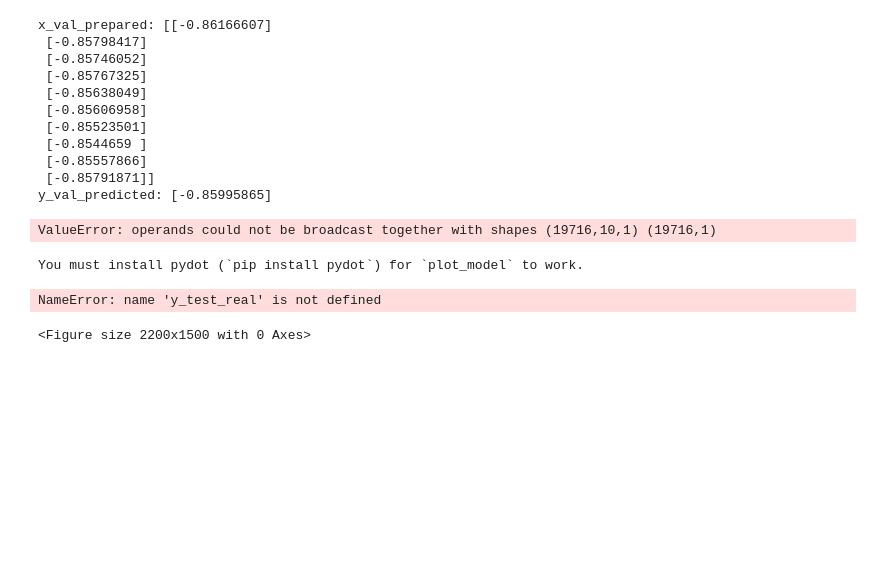
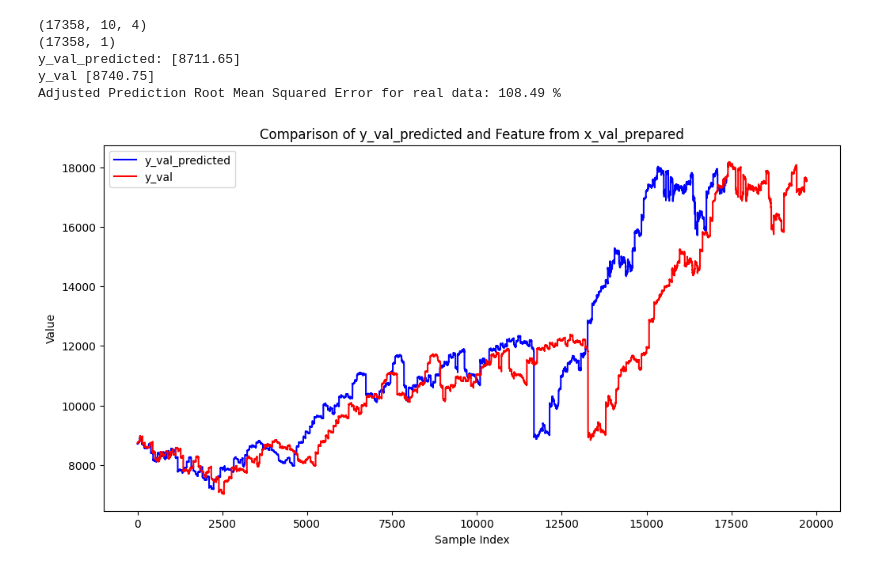
Before and after one commit to DorAgababa/TradingBotAI, a Jupyter notebook: model_type_a.ipynb, the cells around one changed output. Saved outputs shown, nothing was run; the diff lists cells and outputs as text; code cells hidden in the pictures; blank space fills up the shorter version.

Commit message:
Fix Model

```diff
--- a/model_type_a.ipynb
+++ b/model_type_a.ipynb
@@ -65,8 +65,8 @@ x_test, y_test = extract_y(test_data)
 # %%
 # Split data to train val and test and normalize the data
 x_train, y_train, x_train_scaler, y_train_scaler = normalized_x_y(x_train, y_train, columns_to_normalize)
-x_test, y_test, x_test_scaler, y_test_scaler = normalized_x_y(x_val, y_val, columns_to_normalize)
-x_val, y_val, x_val_scaler, y_val_scaler = normalized_x_y(x_test, y_test, columns_to_normalize)
+x_val, y_val, x_val_scaler, y_val_scaler = normalized_x_y(x_val, y_val, columns_to_normalize)
+x_test, y_test, x_test_scaler, y_test_scaler = normalized_x_y(x_test, y_test, columns_to_normalize)
 print(x_test[:3])
 print(y_test[:3])
 # %% [output]
@@ -92,6 +92,7 @@ shape: (3, 1)
 └──────────────┘
 # %%
 history_points = 10
+day_size = 75 #the number of 5 min intervals
 model = Sequential()
 model.add(LSTM(50, input_shape=(history_points, 4)))
 model.add(Dropout(0.2))
@@ -128,9 +160,9 @@ y_val_predicted = model.predict(x_val_prepared)
 # %%
 #convert back to polars
-y_val_predicted_np = np.array(y_val_predicted).reshape(-1, 1)
-y_val_predicted_s = y_val_scaler.inverse_transform(y_val_predicted_np)
-print("x_val_prepared:",y_val_prepared[1])
+print(x_val_prepared.shape)
+print(y_val_predicted.shape)
 print("y_val_predicted:",y_val_predicted[1])
+print("y_val",y_val[1])
 # Compute RMSE
 rmse = np.sqrt(np.mean(np.square(y_val_prepared - y_val_predicted)))
 
@@ -139,32 +171,28 @@ scaled_rmse = rmse / (np.max(y_val_predicted) - np.min(y_val_predicted)) * 100
 
 print("Adjusted Prediction Root Mean Squared Error for real data: {:.2f} %".format(scaled_rmse))
 # %% [output]
-x_val_prepared: [[-0.86166607]
- [-0.85798417]
- [-0.85746052]
- [-0.85767325]
- [-0.85638049]
- [-0.85606958]
- [-0.85523501]
- [-0.8544659 ]
- [-0.85557866]
- [-0.85791871]]
-y_val_predicted: [-0.85995865]
+(17358, 10, 4)
+(17358, 1)
+y_val_predicted: [8711.65]
+y_val [8740.75]
+Adjusted Prediction Root Mean Squared Error for real data: 108.49 %
-ValueError: operands could not be broadcast together with shapes (19716,10,1) (19716,1)
-# %%
-plot_model(model, to_file='model.v1.png')
-plt.gcf().set_size_inches(22, 15, forward=True)
-
-start = 0
-end = -1
-
-real = plt.plot(y_test_real[start:end], label='real')
-pred = plt.plot(y_test_predicted[start:end], label='predicted')
-
-plt.legend(['Real', 'Predicted'])
-
-plt.show()
-# %% [output]
-You must install pydot (`pip install pydot`) for `plot_model` to work.
-NameError: name 'y_test_real' is not defined
-<Figure size 2200x1500 with 0 Axes>
+# %%
+# Create the plot
+plt.figure(figsize=(12, 6))
+
+# Plot y_val_predicted
+plt.plot(y_val_predicted, color='blue', label='y_val_predicted')
+
+# Plot feature from x_val_prepared
+plt.plot(y_val, color='red', label='y_val')
+
+# Add labels and legend
+plt.xlabel('Sample Index')
+plt.ylabel('Value')
+plt.title('Comparison of y_val_predicted and Feature from x_val_prepared')
+plt.legend()
+
+# Show plot
+plt.show()
+# %% [output]
+[figure, added]
```
Also changed, not shown: parts of 2 cells of this notebook, 1 other file.
